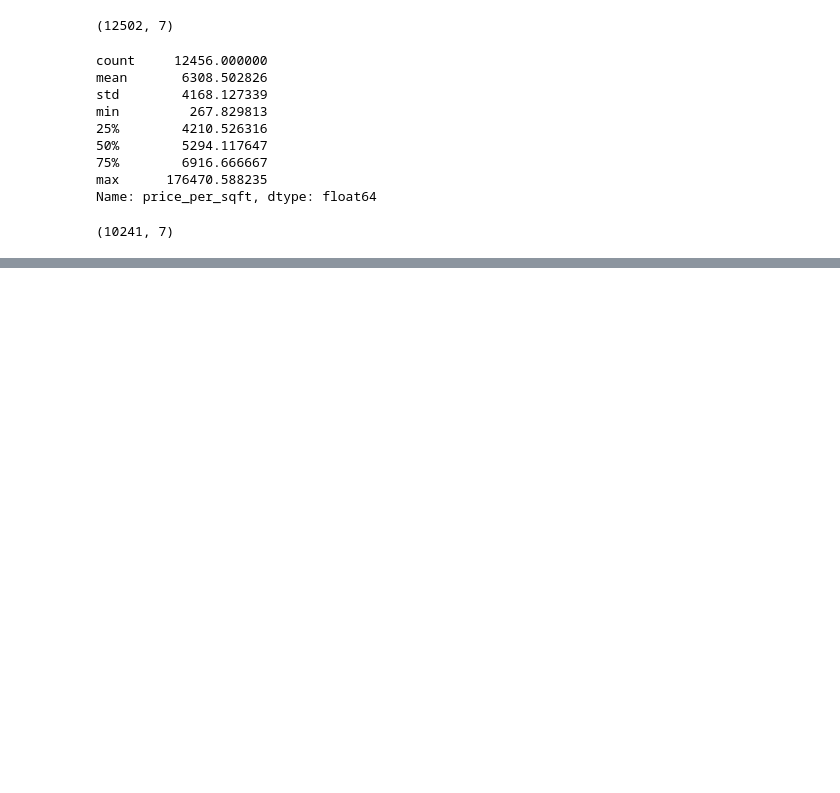
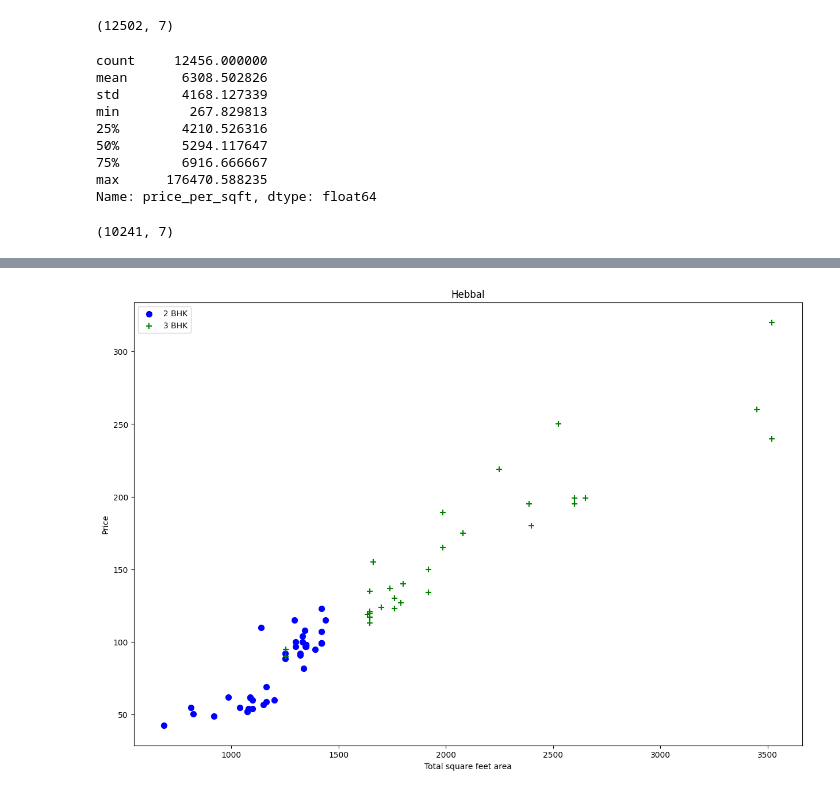
Before and after one commit to tinusha-priyamanka-99/Real_Estate_Price_Predictor, a Jupyter notebook: project.ipynb, the cells around one changed output, grey strips where cells are left out. Drawn from its saved outputs; the diff is of its cells as text; code cells hidden in the pictures; blank space fills up the shorter version.

```diff
--- a/project.ipynb
+++ b/project.ipynb
@@ -316,0 +338,4 @@ plot_scatter_chart(df7,"Rajaji Nagar")
+# %%
+plot_scatter_chart(df8,"Hebbal")
+# %% [output]
+[figure, added]
```
Also changed, not shown: parts of 19 cells of this notebook.
